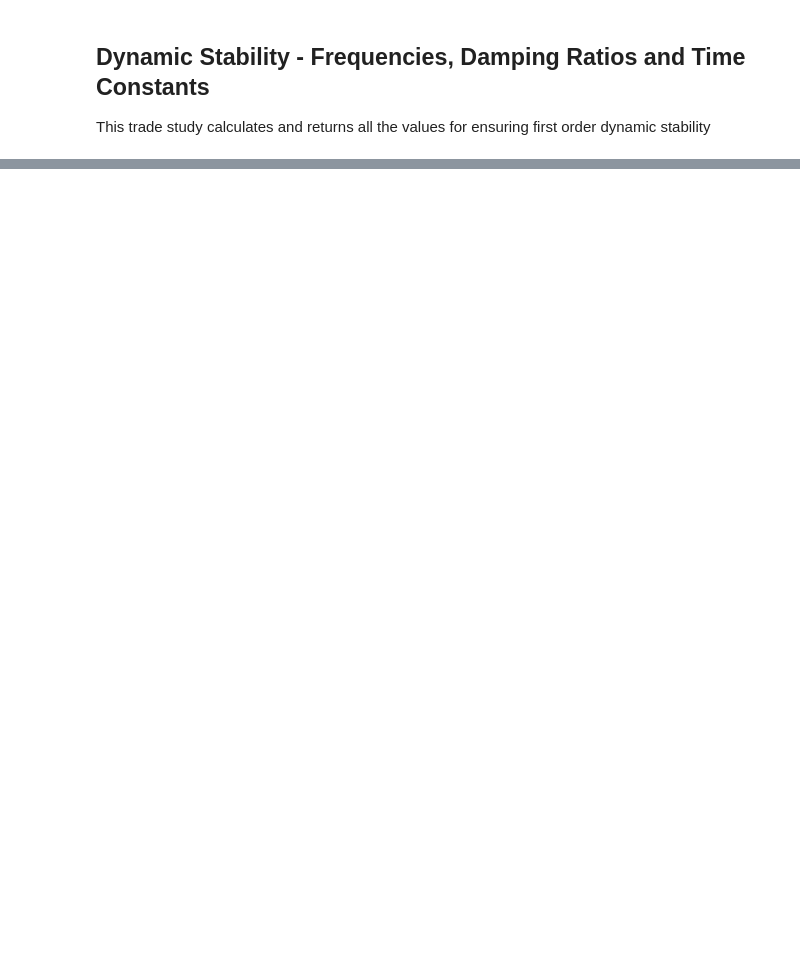
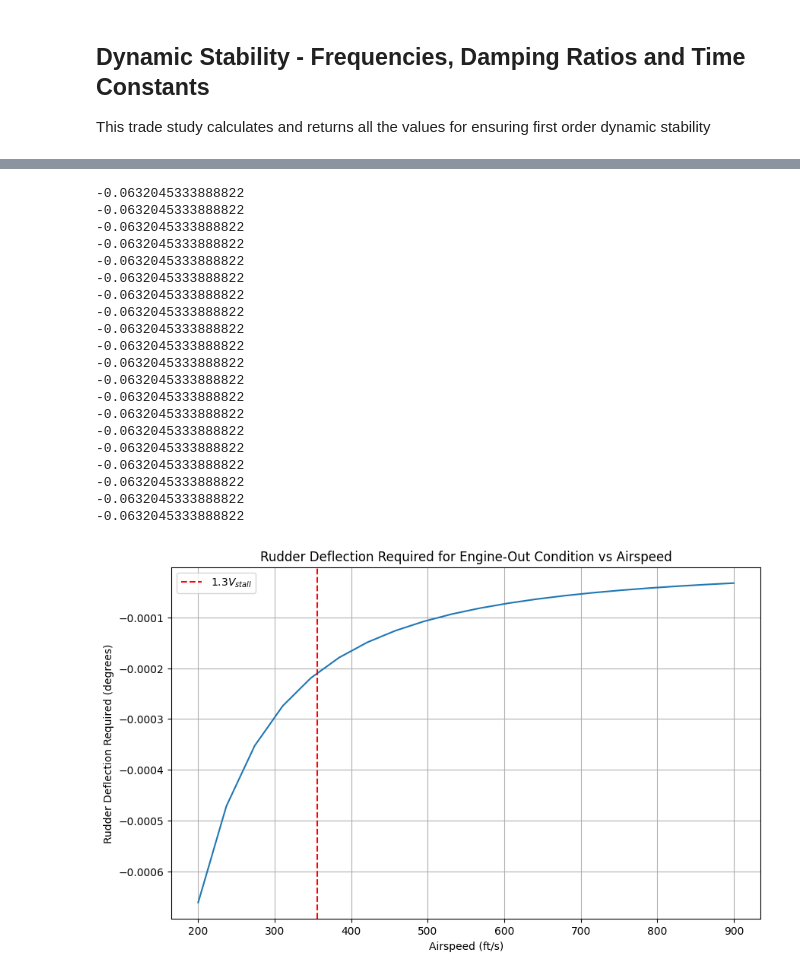
Before and after one commit to DrYogurt/Aero-Design-Team-Gamma, a Jupyter notebook: aircraft_design/final_design/final_trade_studies/trade_studies_summary.ipynb, the cells around one changed output, grey strips where cells are left out. Drawn from its saved outputs; the diff is of its cells as text; code cells hidden in the pictures; blank space fills up the shorter version.

```diff
--- a/aircraft_design/final_design/final_trade_studies/trade_studies_summary.ipynb
+++ b/aircraft_design/final_design/final_trade_studies/trade_studies_summary.ipynb
@@ -341,0 +510,66 @@ Lateral Gains: [ 2.23356211e-03 -6.58834423e-05  1.39553279e-02 -7.08517721e-02
+# %%
+import numpy as np
+# Extract relevant parameters from the aircraft
+S = 9812.599#aircraft_params['wing_area']
+b = 315 #aircraft_params['wingspan']
+
+# Engine-out yawing moment (from previous calculation)
+engine_moment = (48 + 2*48) * 89381.250  # Using the engine thrust defined above
+
+# Calculate rudder deflection needed at different airspeeds
+V0s = np.linspace(200, 900, 20)
+rudder_deflections = []
+rudder_deflections_degrees = []
+
+for V0 in V0s:
+    # Dynamic pressure
+    q = 0.5 * rho * V0**2
+
+    # Yaw moment coefficient due to rudder
+    CN_delta_r = dimensionless_derivatives['C_N_delta_r']
+    print(CN_delta_r)
+    # Required rudder deflection
+    delta_r = engine_moment / (q * S * b) / CN_delta_r
+
+    rudder_deflections.append(delta_r)
+    rudder_deflections_degrees.append(np.degrees(delta_r))
+
+# Plot the results
+plt.figure(figsize=(10, 6))
+plt.plot(V0s, rudder_deflections_degrees)
+plt.xlabel('Airspeed (ft/s)')
+plt.ylabel('Rudder Deflection Required (degrees)')
+plt.title('Rudder Deflection Required for Engine-Out Condition vs Airspeed')
+plt.axvline(x=356.094, color='red', linestyle='--', label='$1.3 V_{stall}$')
+
+# Add horizontal line at maximum rudder deflection (if available)
+if 'max_rudder_deflection' in aircraft_params:
+    max_deflection_deg = np.degrees(aircraft_params['max_rudder_deflection'])
+    #plt.axhline(y=max_deflection_deg, color='green', linestyle='--',
+    #            label=f'Max Rudder Deflection ({max_deflection_deg:.1f}°)')
+
+plt.grid(True)
+plt.legend()
+plt.show()
+# %% [output]
+-0.0632045333888822
+-0.0632045333888822
+-0.0632045333888822
+-0.0632045333888822
+-0.0632045333888822
+-0.0632045333888822
+-0.0632045333888822
+-0.0632045333888822
+-0.0632045333888822
+-0.0632045333888822
+-0.0632045333888822
+-0.0632045333888822
+-0.0632045333888822
+-0.0632045333888822
+-0.0632045333888822
+-0.0632045333888822
+-0.0632045333888822
+-0.0632045333888822
+-0.0632045333888822
+-0.0632045333888822
+[figure, added]
```
Also changed, not shown: parts of 19 cells of this notebook, 52 other files.
